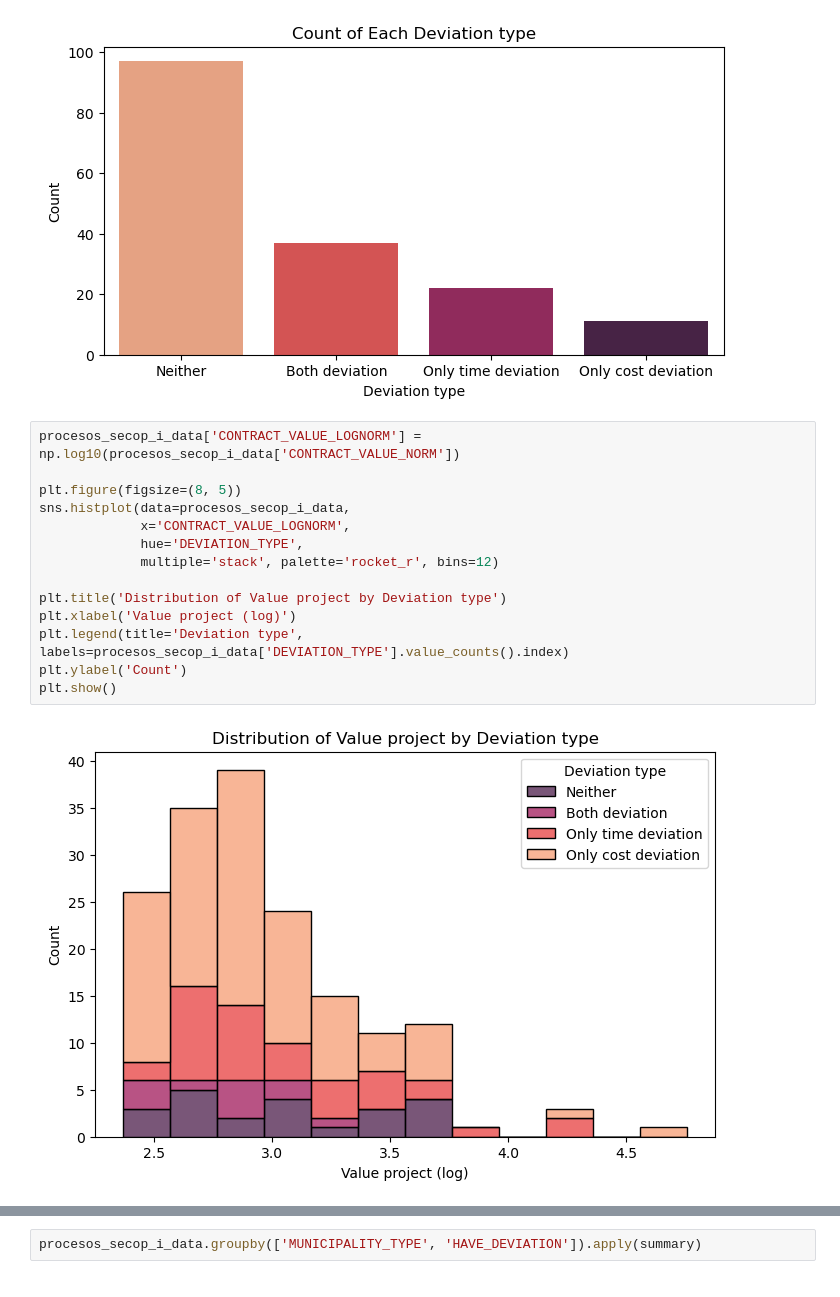
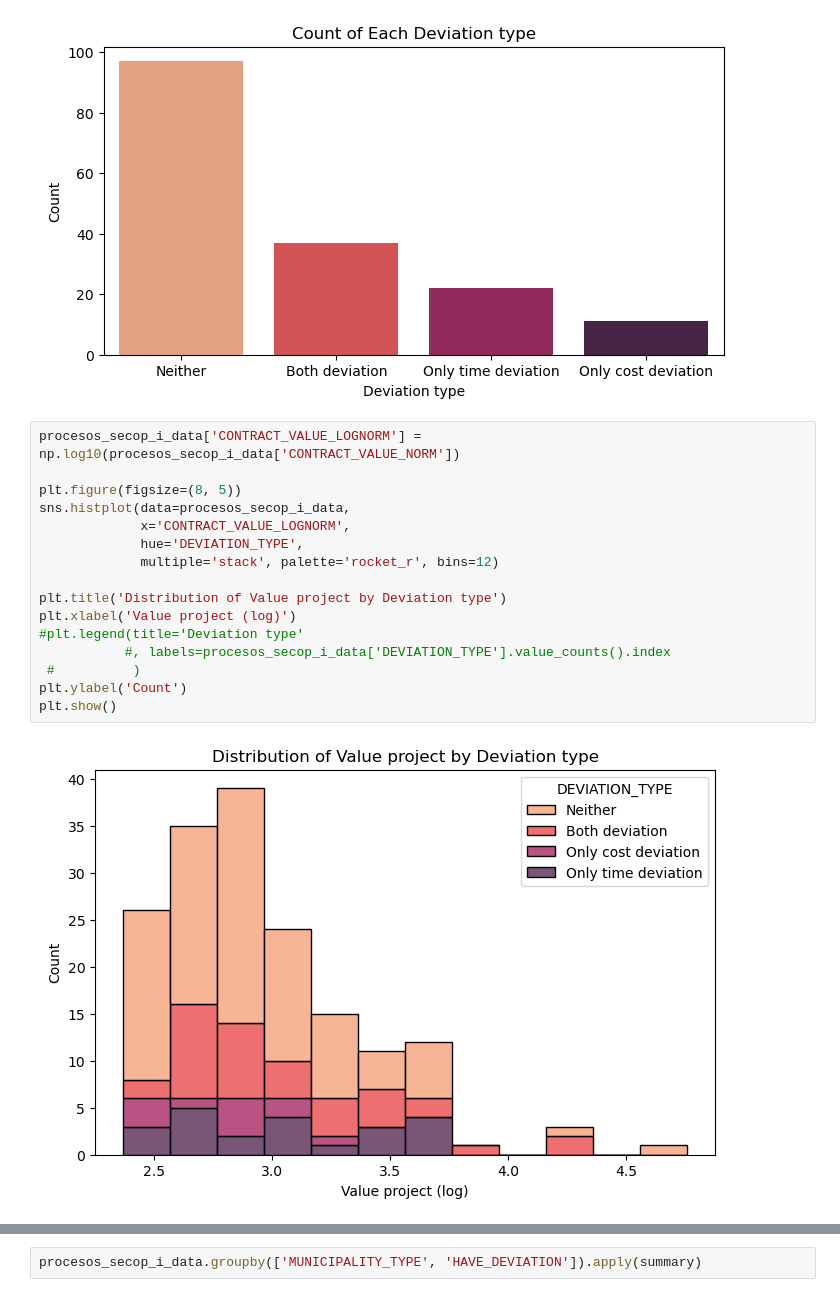
Before and after one commit to NicolasArrietaC/Cost-and-Time-Deviation-in-Colombian-Rural-Roads_extended_version, a Jupyter notebook: scripts/subjects_variables.ipynb, the cells around one changed output, grey strips where cells are left out. Drawn from its saved outputs; the diff is of its cells as text.

```diff
--- a/scripts/subjects_variables.ipynb
+++ b/scripts/subjects_variables.ipynb
@@ -106,19 +106,21 @@ plt.show()
 # %%
 procesos_secop_i_data['CONTRACT_VALUE_LOGNORM'] = np.log10(procesos_secop_i_data['CONTRACT_VALUE_NORM'])
 
 plt.figure(figsize=(8, 5))
 sns.histplot(data=procesos_secop_i_data,
              x='CONTRACT_VALUE_LOGNORM',
              hue='DEVIATION_TYPE',
              multiple='stack', palette='rocket_r', bins=12)
 
 plt.title('Distribution of Value project by Deviation type')
 plt.xlabel('Value project (log)')
-plt.legend(title='Deviation type', labels=procesos_secop_i_data['DEVIATION_TYPE'].value_counts().index)
+#plt.legend(title='Deviation type'
+           #, labels=procesos_secop_i_data['DEVIATION_TYPE'].value_counts().index
+ #          )
 plt.ylabel('Count')
 plt.show()
 # %% [output]
-[figure, old version]
+[figure, new version]
 # %%
 plt.figure(figsize=(8, 5))
 sns.histplot(data=procesos_secop_i_data,
```
Also changed, not shown: parts of 29 cells of this notebook, 24 other files.
